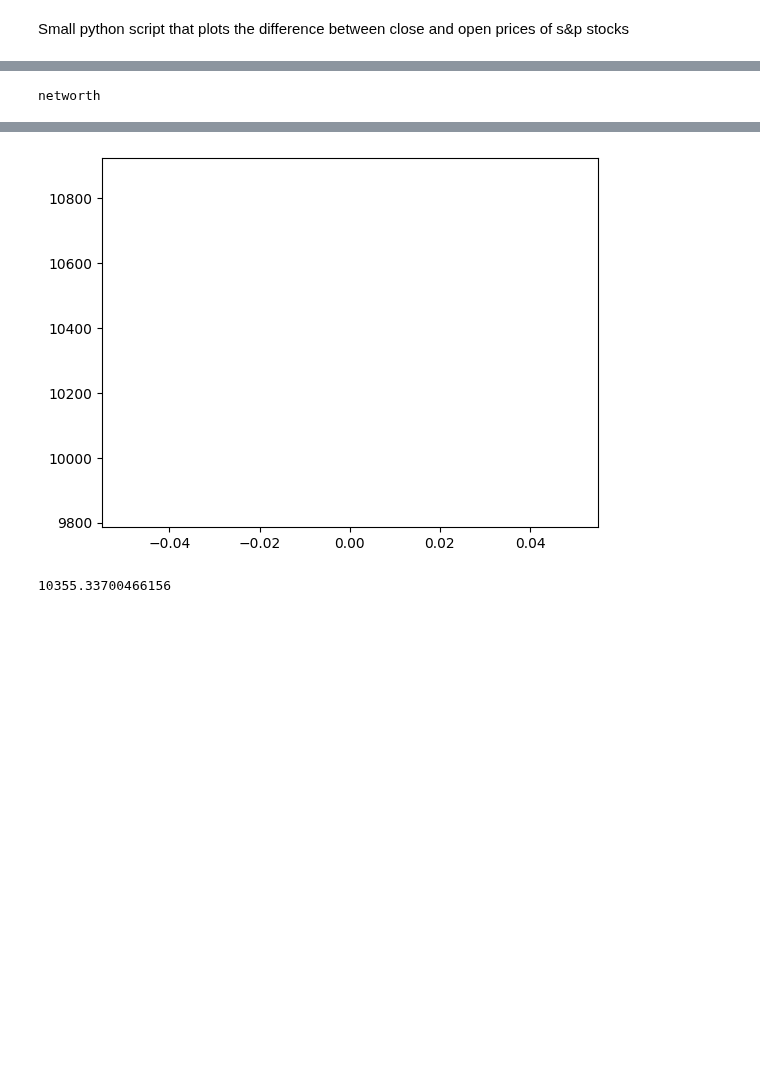
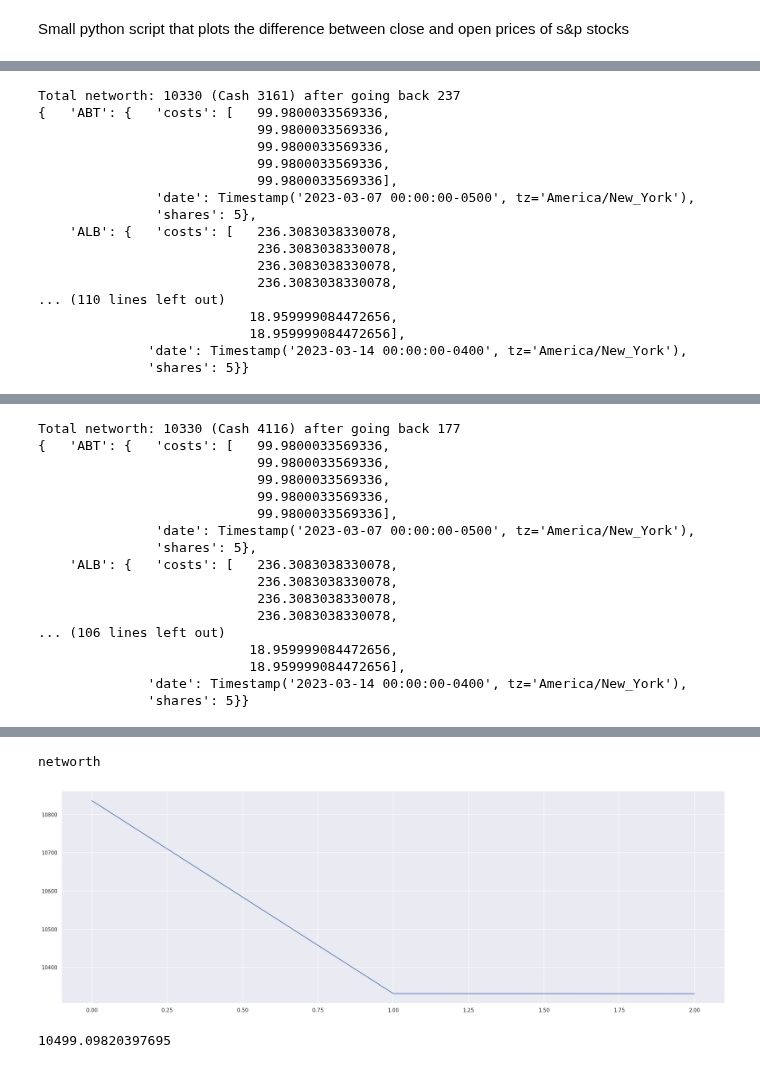
Before and after one commit to MuralidharB/tft-stocks, a Jupyter notebook: close_open.ipynb, the cells around one changed output, grey strips where cells are left out. Cells and saved outputs as stored; diff of their text form; code cells hidden in the pictures; blank space fills up the shorter version.

```diff
--- a/close_open.ipynb
+++ b/close_open.ipynb
@@ -25,7 +34,7 @@ security_age = 15           # number of days to hold the security before we cut
 lockin_gains_factor = 1000  # times the orignal amount to grow before we lockin the gains.
 mean_type = "+ve"           # only consider stocks with +ve mean of ND. These stocks have been growing over the period of time
 max_stocks_to_buy = 5       # number of stocks to buy at buy trigger. We can change this value to be more adaptive based on market cap of the security and other parameters.
-backtest_iterations = 1     # number of backtests to run
+backtest_iterations = 3     # number of backtests to run
 
 
 original_balance = 10000    # seed money to start investing
@@ -143,6 +116,3 @@ mean.columns = ['mean',]
 
 fig = px.line(std, title=stock + " Price change", markers=True)
 fig.show()
-
-fig = px.line(stocks_spread.loc[:stocks_spread.index[600]].describe().loc['std'], title=stock + " Price change", markers=True)
-fig.show()
@@ -453,7 +416,7 @@ pp = pprint.PrettyPrinter(indent=4)
 
 nws = []
 for i in range(backtest_iterations):
-  tradingdays_togoback = random.randint(400, 600)
+  tradingdays_togoback = random.randint(100, 400)
   networth, current, pm, cih = do_one_backtesting(tradingdays_togoback)
   print("Total networth: %d (Cash %d) after going back %d" % (networth, current_account, tradingdays_togoback))
   pp.pprint(portfolio)
@@ -492,2 +455,18 @@ Total networth: 10355 (Cash 3529) after going back 419
 [interactive output not drawn]
-networth
+Total networth: 10330 (Cash 3161) after going back 237
+{   'ABT': {   'costs': [   99.9800033569336,
+                            99.9800033569336,
+                            99.9800033569336,
+                            99.9800033569336,
+                            99.9800033569336],
+               'date': Timestamp('2023-03-07 00:00:00-0500', tz='America/New_York'),
+               'shares': 5},
+    'ALB': {   'costs': [   236.3083038330078,
+                            236.3083038330078,
+                            236.3083038330078,
+                            236.3083038330078,
+... (110 lines left out)
+                           18.959999084472656,
+                           18.959999084472656],
+              'date': Timestamp('2023-03-14 00:00:00-0400', tz='America/New_York'),
+              'shares': 5}}
@@ -493,0 +474,17 @@ networth
+Total networth: 10330 (Cash 4116) after going back 177
+{   'ABT': {   'costs': [   99.9800033569336,
+                            99.9800033569336,
+                            99.9800033569336,
+                            99.9800033569336,
+                            99.9800033569336],
+               'date': Timestamp('2023-03-07 00:00:00-0500', tz='America/New_York'),
+               'shares': 5},
+    'ALB': {   'costs': [   236.3083038330078,
+                            236.3083038330078,
+                            236.3083038330078,
+                            236.3083038330078,
+... (106 lines left out)
+                           18.959999084472656,
+                           18.959999084472656],
+              'date': Timestamp('2023-03-14 00:00:00-0400', tz='America/New_York'),
+              'shares': 5}}
@@ -494,2 +492,3 @@ networth
+networth
-[figure, old version]
+[figure, new version]
-10355.33700466156
+10499.09820397695
```
Also changed, not shown: parts of 10 cells of this notebook.
